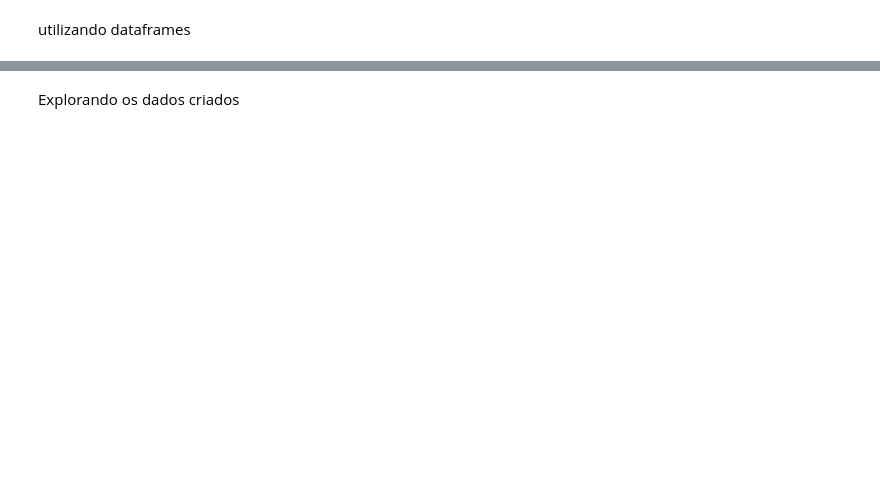
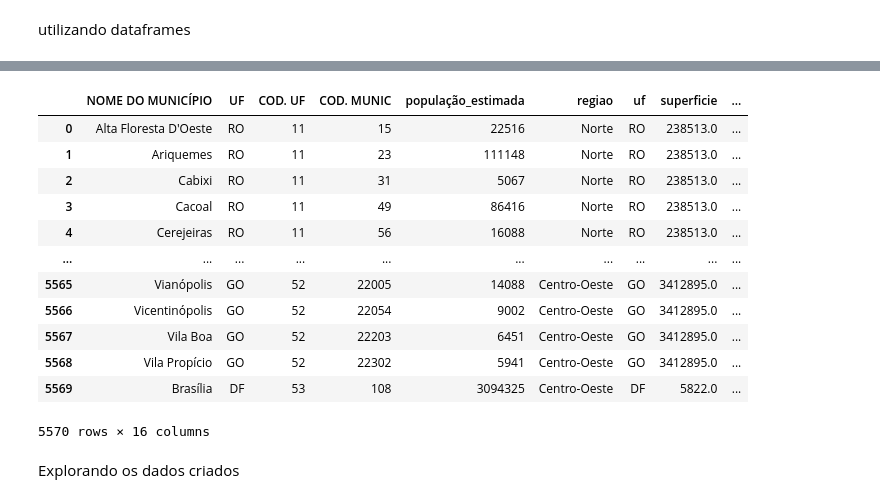
Before and after one commit to orafaelvinicius/Ada_tech, a Jupyter notebook: Tecnicas de programação I/Aula 5/Aula 5 - Pandas (EDA).ipynb, the cells around one changed output, grey strips where cells are left out. Saved outputs shown, nothing was run; the diff lists cells and outputs as text; code cells hidden in the pictures; blank space fills up the shorter version.

```diff
--- a/Tecnicas de programação I/Aula 5/Aula 5 - Pandas (EDA).ipynb
+++ b/Tecnicas de programação I/Aula 5/Aula 5 - Pandas (EDA).ipynb
@@ -123,4 +475,5 @@ O método query permite realizar filtros dentro do nosso dataframe semelhante ao
 # %% [markdown]
 ### Apply
 # %%
-# Uma outra forma de realizar isso é utilizando o apply
+# Uma outra forma de realizar isso é utilizando o apply aplicando novos critérios
+df['indicador'] = df['raza_urbana_total'].apply(lambda x:1 if x > 0.7 else 0)
@@ -133,3 +495,5 @@ def soma_quadrados(row):
   return soma
 # %%
 # usando o apply em múltiplas colunas
+df['indicador2'] = df.apply(soma_quadrados, axis=1)
+df.head()
@@ -137,6 +508,7 @@ def soma_quadrados(row):
 ### map
 # %%
 ponto_cardeal = {
+    'Norte': 'N',
     'Nordeste': 'NE',
     'Centro-Oeste': 'CO',
     'Sul': 'S',
@@ -144,3 +516,5 @@ ponto_cardeal = {
 }
 
 # podemos fazer transformações com dicionários
+df['regiao_cardeal'] = df['regiao'].map(ponto_cardeal)
+df.head()
@@ -160,2 +605,5 @@ utilizando dataframes
 # %%
 # retirar o uf dos índices
+
+df_muni = df_muni.reset_index()
+df_muni.head()
@@ -162,3 +617,20 @@ utilizando dataframes
+# %%
+df_reg = df_muni.merge(df, how='left', left_on=['UF'], right_on=['uf'])
+df_reg
+# %% [output]
+|  | NOME DO MUNICÍPIO | UF | COD. UF | COD. MUNIC | população_estimada | regiao | uf | superficie | ... |
+| 0 | Alta Floresta D'Oeste | RO | 11 | 15 | 22516 | Norte | RO | 238513.0 | ... |
+| 1 | Ariquemes | RO | 11 | 23 | 111148 | Norte | RO | 238513.0 | ... |
+| 2 | Cabixi | RO | 11 | 31 | 5067 | Norte | RO | 238513.0 | ... |
+| 3 | Cacoal | RO | 11 | 49 | 86416 | Norte | RO | 238513.0 | ... |
+| 4 | Cerejeiras | RO | 11 | 56 | 16088 | Norte | RO | 238513.0 | ... |
+| ... | ... | ... | ... | ... | ... | ... | ... | ... | ... |
+| 5565 | Vianópolis | GO | 52 | 22005 | 14088 | Centro-Oeste | GO | 3412895.0 | ... |
+| 5566 | Vicentinópolis | GO | 52 | 22054 | 9002 | Centro-Oeste | GO | 3412895.0 | ... |
+| 5567 | Vila Boa | GO | 52 | 22203 | 6451 | Centro-Oeste | GO | 3412895.0 | ... |
+| 5568 | Vila Propício | GO | 52 | 22302 | 5941 | Centro-Oeste | GO | 3412895.0 | ... |
+| 5569 | Brasília | DF | 53 | 108 | 3094325 | Centro-Oeste | DF | 5822.0 | ... |
+5570 rows × 16 columns
 # %% [markdown]
 Explorando os dados criados
 # %%
```
Also changed, not shown: parts of 60 cells of this notebook.
